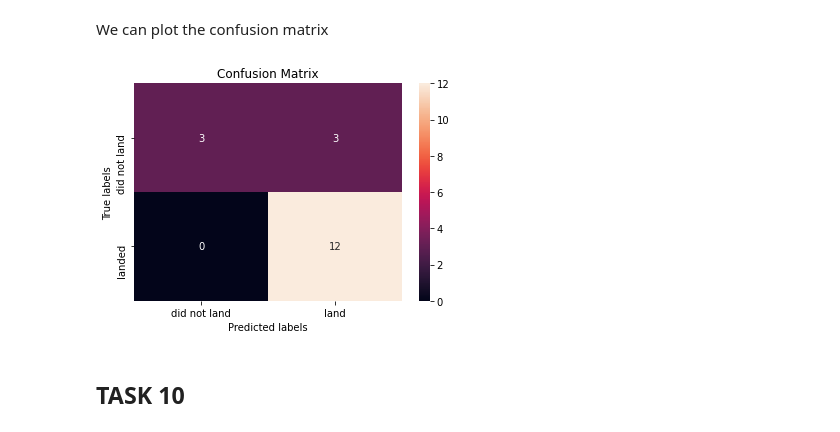
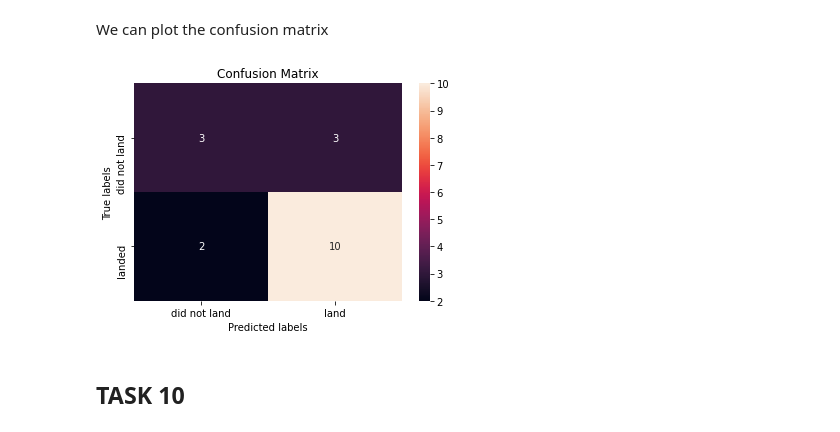
Before and after one commit to genemaltepes/data_science_capstone, a Jupyter notebook: Machine Learning Prediction lab.ipynb, the cells around one changed output. Cells and saved outputs as stored; diff of their text form; code cells hidden in the pictures.

Commit message:
Machine Learning Prediction lab

```diff
--- a/Machine Learning Prediction lab.ipynb
+++ b/Machine Learning Prediction lab.ipynb
@@ -238,8 +238,8 @@ parameters = {'criterion': ['gini', 'entropy'],
 
 tree = DecisionTreeClassifier()
 # %%
-gscv = GridSearchCV(tree,parameters,scoring='accuracy',cv=10)
-tree_cv = gscv.fit(X_train,Y_train)
+dt_gscv = GridSearchCV(tree,parameters,scoring='accuracy',cv=10)
+tree_cv = dt_gscv.fit(X_train,Y_train)
 # %%
 print("tuned hpyerparameters :(best parameters) ",tree_cv.best_params_)
 print("accuracy :",tree_cv.best_score_)
@@ -257,10 +257,10 @@ DT Accuracy is  0.7222222222222222
 # %% [markdown]
 We can plot the confusion matrix
 # %%
-yhat = svm_cv.predict(X_test)
+yhat = tree_cv.predict(X_test)
 plot_confusion_matrix(Y_test,yhat)
 # %% [output]
-[figure, old version]
+[figure, new version]
 # %% [markdown]
 ## TASK  10
 # %% [markdown]
```
Also changed, not shown: parts of 7 cells of this notebook.
